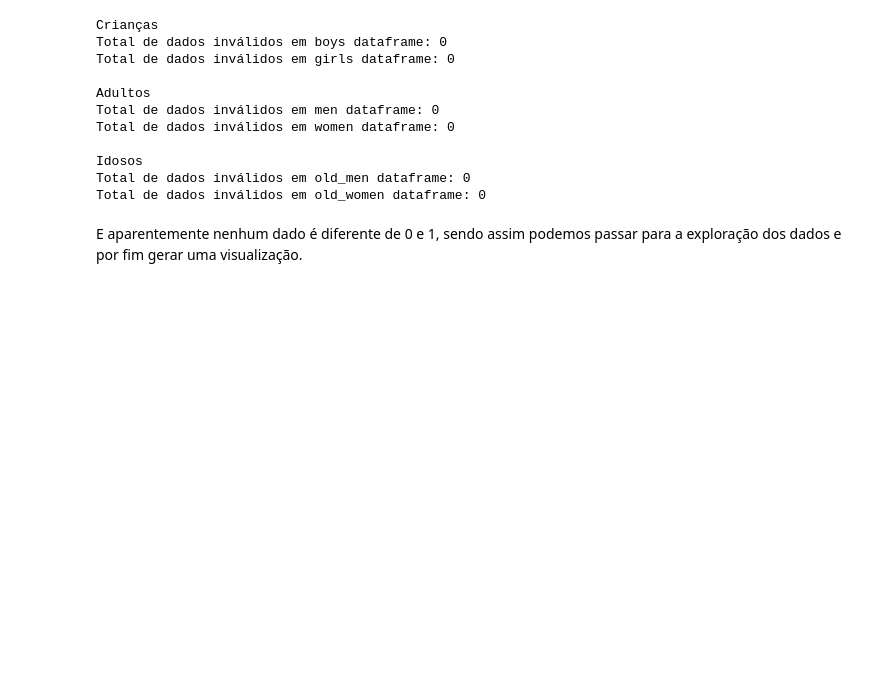
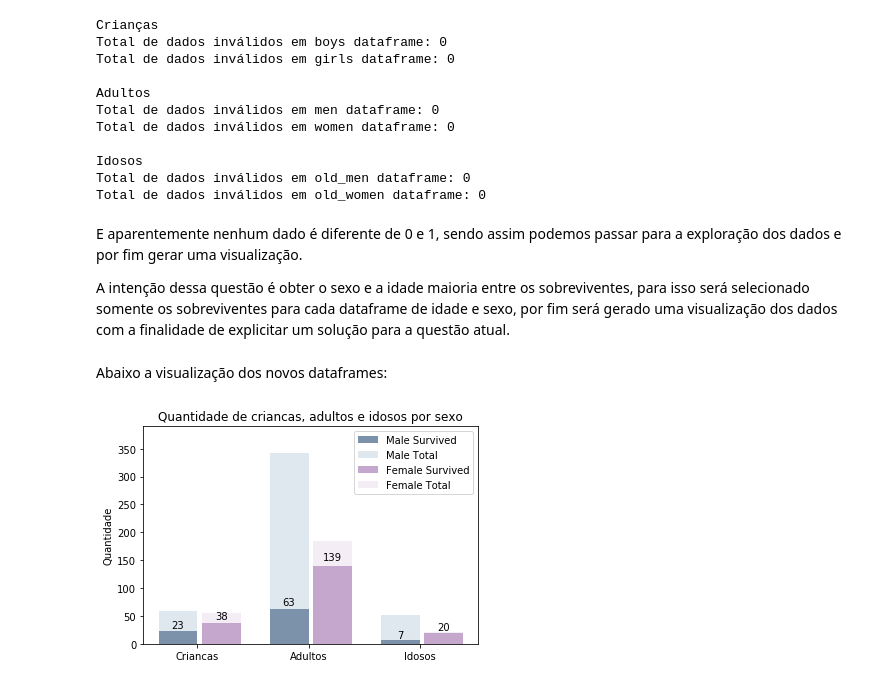
Before and after one commit to Manyizi101/udacity-data-analyst-nanodegree-1, a Jupyter notebook: project2/udacity-project2-titanic-data.ipynb, the cells around one changed output. Drawn from its saved outputs; the diff is of its cells as text; code cells hidden in the pictures; blank space fills up the shorter version.

```diff
--- a/project2/udacity-project2-titanic-data.ipynb
+++ b/project2/udacity-project2-titanic-data.ipynb
@@ -430,3 +430,69 @@ Total de dados inválidos em old_men dataframe: 0
 Total de dados inválidos em old_women dataframe: 0
 # %% [markdown]
 E aparentemente nenhum dado é diferente de 0 e 1, sendo assim podemos passar para a exploração dos dados e por fim gerar uma visualização.
+
+A intenção dessa questão é obter o sexo e a idade maioria entre os sobreviventes, para isso será selecionado somente os sobreviventes para cada dataframe de idade e sexo, por fim será gerado uma visualização dos dados com a finalidade de explicitar um solução para a questão atual.
+# %%
+# Children survived
+boys_survived = boys[boys['Survived'] == 1]
+girls_survived = girls[girls['Survived'] == 1]
+
+# Adults survived
+men_surivived = men[men['Survived']==1]
+women_surivived = women[women['Survived']==1]
+
+# Elderly survived
+old_men_surivived = old_men[old_men['Survived']==1]
+old_women_surivived = old_women[old_women['Survived']==1]
+# %% [markdown]
+Abaixo a visualização dos novos dataframes:
+# %%
+boys_count_survived = len(boys_survived)
+girls_count_survived = len(girls_survived)
+
+men_count_survived = len(men_surivived)
+women_count_survived = len(women_surivived)
+
+old_men_count_survived = len(old_men_surivived)
+old_women_count_survived = len(old_women_surivived)
+
+N = 3
+males_sex_survived = (boys_count_survived, men_count_survived, old_men_count_survived)
+males_sex = (boys_count-boys_count_survived, men_count-men_count_survived, old_men_count-old_men_count_survived)
+
+ind = numpy.arange(N)
+width = 0.35
+
+fig, ax = plt.subplots()
+rects1a = ax.bar(ind, males_sex_survived, width, color='#7b92aa')
+rects1b = ax.bar(ind, males_sex, width, alpha=0.8, color='#D8E2EC', bottom=males_sex_survived)
+
+females_sex_survived = (girls_count_survived, women_count_survived, old_women_count_survived)
+females_sex = (girls_count - girls_count_survived, women_count - women_count_survived, old_women_count - old_women_count_survived)
+rects2a = ax.bar(ind + width + 0.04, females_sex_survived, width, color='#c5a7ce')
+rects2b = ax.bar(ind + width + 0.04, females_sex, width, color='#F4EDF6', bottom=females_sex_survived)
+
+ax.set_ylabel('Quantidade')
+ax.set_title('Quantidade de criancas, adultos e idosos por sexo')
+ax.set_xticks(ind + width / 2)
+ax.set_xticklabels(('Criancas', 'Adultos', 'Idosos'))
+ax.set_ylim([0, 390])
+
+ax.legend((rects1a[0], rects1b[0], rects2a[0], rects2b[0]), ('Male Survived', 'Male Total', 'Female Survived', 'Female Total'))
+
+def autolabel(rects):
+    """
+    Attach a text label above each bar displaying its height
+    """
+    for rect in rects:
+        height = rect.get_height()
+        ax.text(rect.get_x() + rect.get_width()/2., 1.05*height,
+                '%d' % int(height),
+                ha='center', va='bottom')
+
+autolabel(rects1a)
+autolabel(rects2a)
+
+plt.show()
+# %% [output]
+[figure, added]
```
Also changed, not shown: parts of 1 cell of this notebook.
